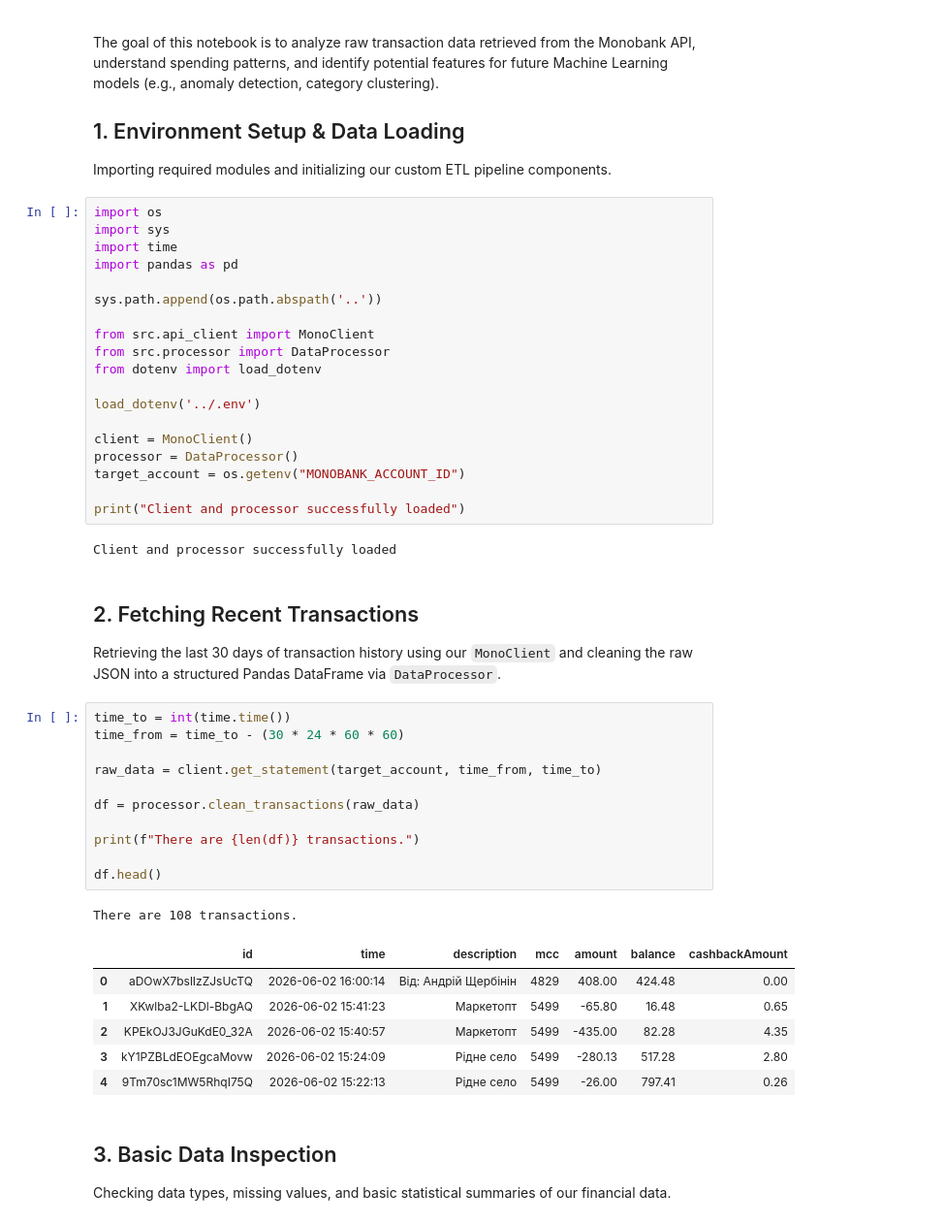
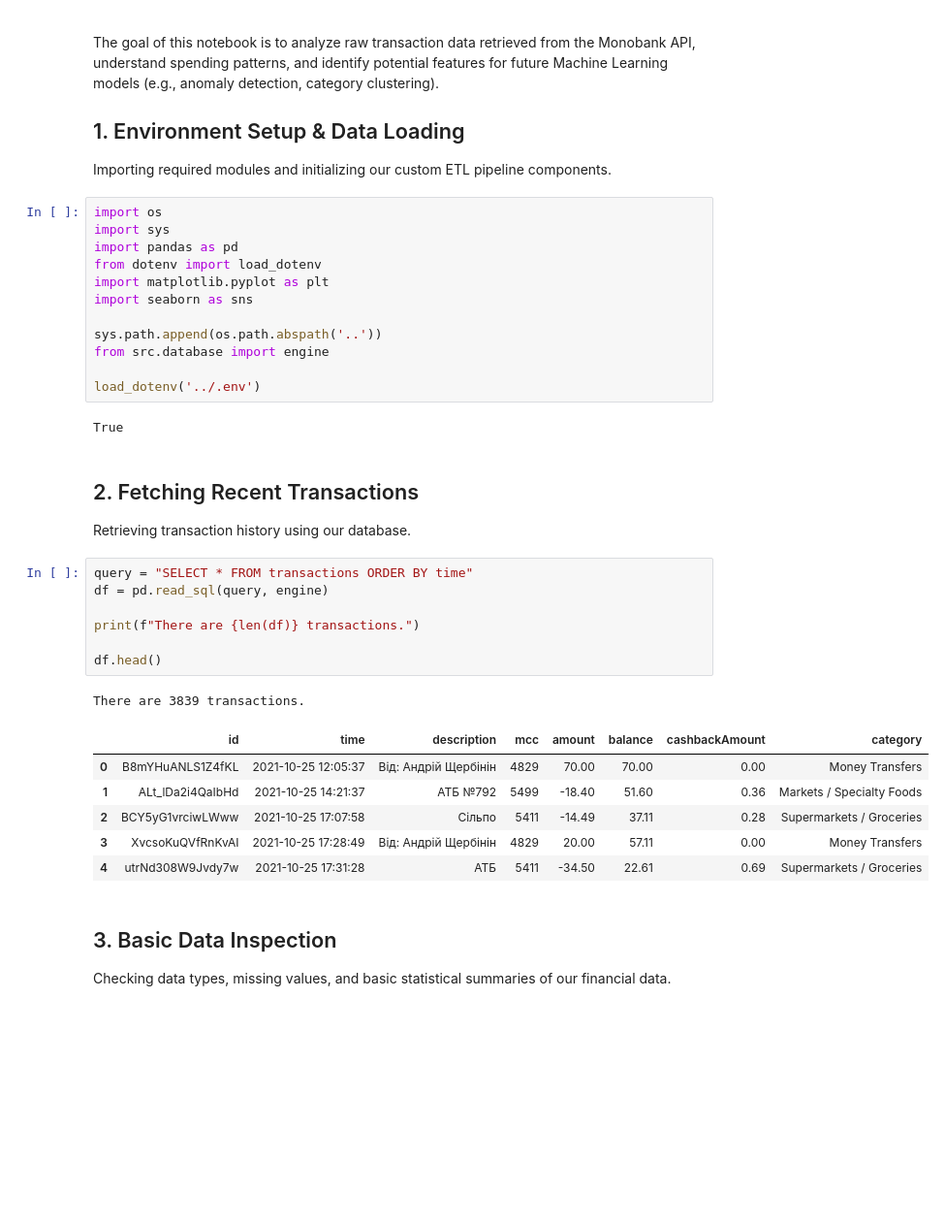
Before and after one commit to artpol1105/monobank_finance_xray, a Jupyter notebook: notebooks/01_exploratory_data_analysis.ipynb, the cells around one changed output. Shown at 97% size. Saved outputs shown, nothing was run; the diff lists cells and outputs as text; blank space fills up the shorter version.

```diff
--- a/notebooks/01_exploratory_data_analysis.ipynb
+++ b/notebooks/01_exploratory_data_analysis.ipynb
@@ -8,46 +8,35 @@ Importing required modules and initializing our custom ETL pipeline components.
 # %%
 import os
 import sys
-import time
 import pandas as pd
+from dotenv import load_dotenv
+import matplotlib.pyplot as plt
+import seaborn as sns
 
 sys.path.append(os.path.abspath('..'))
-
-from src.api_client import MonoClient
-from src.processor import DataProcessor
-from dotenv import load_dotenv
+from src.database import engine
 
 load_dotenv('../.env')
-
-client = MonoClient()
-processor = DataProcessor()
-target_account = os.getenv("MONOBANK_ACCOUNT_ID")
-
-print("Client and processor successfully loaded")
 # %% [output]
-Client and processor successfully loaded
+True
 # %% [markdown]
 ## 2. Fetching Recent Transactions
-Retrieving the last 30 days of transaction history using our `MonoClient` and cleaning the raw JSON into a structured Pandas DataFrame via `DataProcessor`.
+Retrieving transaction history using our database.
 # %%
-time_to = int(time.time())
-time_from = time_to - (30 * 24 * 60 * 60)
-
-raw_data = client.get_statement(target_account, time_from, time_to)
-
-df = processor.clean_transactions(raw_data)
+query = "SELECT * FROM transactions ORDER BY time"
+df = pd.read_sql(query, engine)
 
 print(f"There are {len(df)} transactions.")
 
 df.head()
 # %% [output]
-There are 108 transactions.
+There are 3839 transactions.
-|  | id | time | description | mcc | amount | balance | cashbackAmount |
-| 0 | aDOwX7bslIzZJsUcTQ | 2026-06-02 16:00:14 | Від: Андрій Щербінін | 4829 | 408.00 | 424.48 | 0.00 |
-| 1 | XKwlba2-LKDl-BbgAQ | 2026-06-02 15:41:23 | Маркетопт | 5499 | -65.80 | 16.48 | 0.65 |
-| 2 | KPEkOJ3JGuKdE0_32A | 2026-06-02 15:40:57 | Маркетопт | 5499 | -435.00 | 82.28 | 4.35 |
-| 3 | kY1PZBLdEOEgcaMovw | 2026-06-02 15:24:09 | Рідне село | 5499 | -280.13 | 517.28 | 2.80 |
-| 4 | 9Tm70sc1MW5RhqI75Q | 2026-06-02 15:22:13 | Рідне село | 5499 | -26.00 | 797.41 | 0.26 |
+|  | id | time | description | mcc | amount | balance | cashbackAmount | category |
+| 0 | B8mYHuANLS1Z4fKL | 2021-10-25 12:05:37 | Від: Андрій Щербінін | 4829 | 70.00 | 70.00 | 0.00 | Money Transfers |
+| 1 | ALt_lDa2i4QaIbHd | 2021-10-25 14:21:37 | АТБ №792 | 5499 | -18.40 | 51.60 | 0.36 | Markets / Specialty Foods |
+| 2 | BCY5yG1vrciwLWww | 2021-10-25 17:07:58 | Сільпо | 5411 | -14.49 | 37.11 | 0.28 | Supermarkets / Groceries |
+| 3 | XvcsoKuQVfRnKvAI | 2021-10-25 17:28:49 | Від: Андрій Щербінін | 4829 | 20.00 | 57.11 | 0.00 | Money Transfers |
+| 4 | utrNd308W9Jvdy7w | 2021-10-25 17:31:28 | АТБ | 5411 | -34.50 | 22.61 | 0.69 | Supermarkets / Groceries |
 # %% [markdown]
 ## 3. Basic Data Inspection
 Checking data types, missing values, and basic statistical summaries of our financial data.
```
Also changed, not shown: parts of 6 cells of this notebook.
